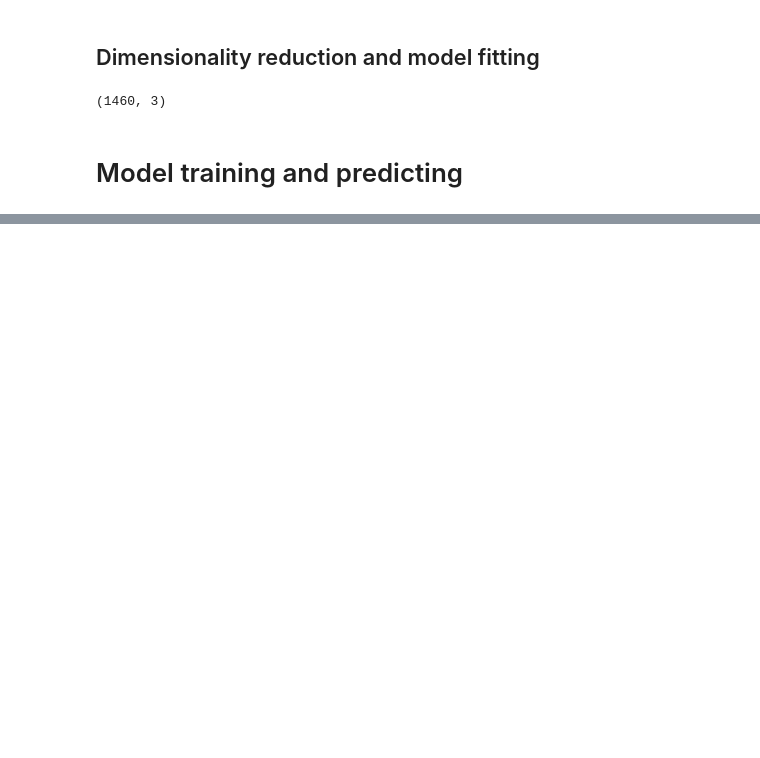
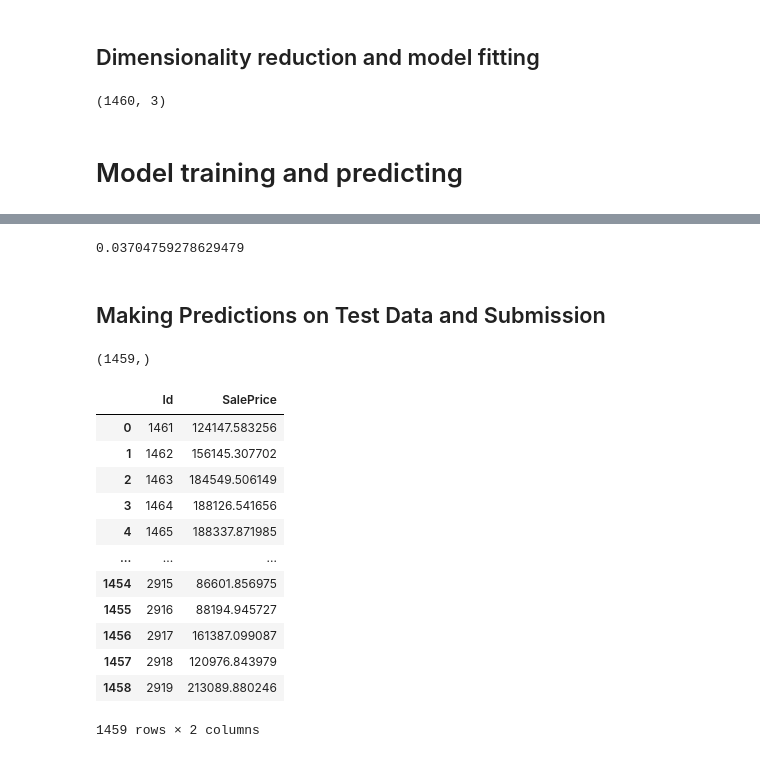
Before and after one commit to nehelmalhotra/Boston-Housing-Prices, a Jupyter notebook: Boston_price_prediction.ipynb, the cells around one changed output, grey strips where cells are left out. Drawn from its saved outputs; the diff is of its cells as text; code cells hidden in the pictures; blank space fills up the shorter version.

```diff
--- a/Boston_price_prediction.ipynb
+++ b/Boston_price_prediction.ipynb
@@ -456,0 +601,6 @@ mean_squared_error(y_test,y_pred)
+# %%
+mean_squared_error(target_variable_log,blended_predictions,squared=False)
+# %% [output]
+0.03704759278629479
+# %% [markdown]
+## Making Predictions on Test Data and Submission
@@ -456,0 +611,28 @@ mean_squared_error(y_test,y_pred)
+# %%
+predicted_price = (0.4*stack_gen_model.predict(X_test) +0.3*rf_model_full_data.predict(X_test) +0.3*gbr_model_full_data.predict(X_test))
+# %%
+predicted_price_log = 10**predicted_price
+# %%
+submission = pd.read_csv("data\sample_submission.csv")
+# %%
+predicted_price_log.shape
+# %% [output]
+(1459,)
+# %%
+submission['SalePrice'] = predicted_price_log
+# %%
+submission
+# %% [output]
+|  | Id | SalePrice |
+| 0 | 1461 | 124147.583256 |
+| 1 | 1462 | 156145.307702 |
+| 2 | 1463 | 184549.506149 |
+| 3 | 1464 | 188126.541656 |
+| 4 | 1465 | 188337.871985 |
+| ... | ... | ... |
+| 1454 | 2915 | 86601.856975 |
+| 1455 | 2916 | 88194.945727 |
+| 1456 | 2917 | 161387.099087 |
+| 1457 | 2918 | 120976.843979 |
+| 1458 | 2919 | 213089.880246 |
+1459 rows × 2 columns
```
Also changed, not shown: parts of 21 cells of this notebook, 7 other files.
